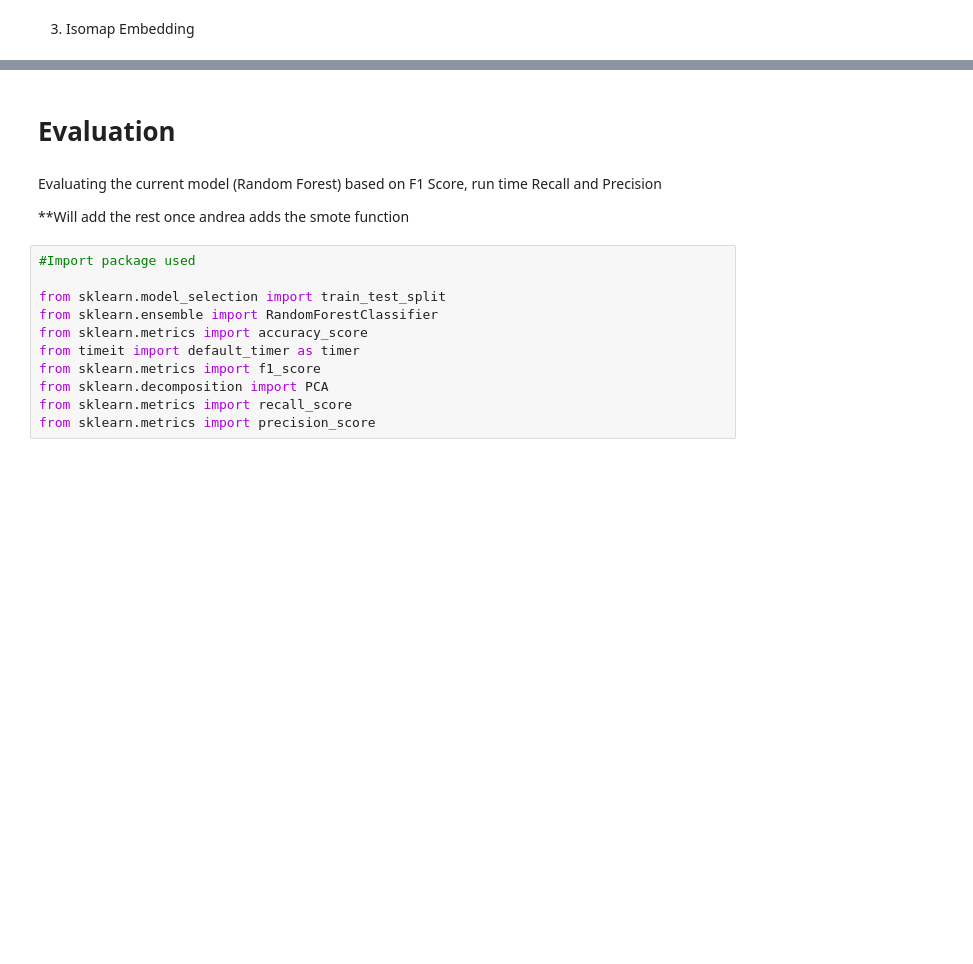
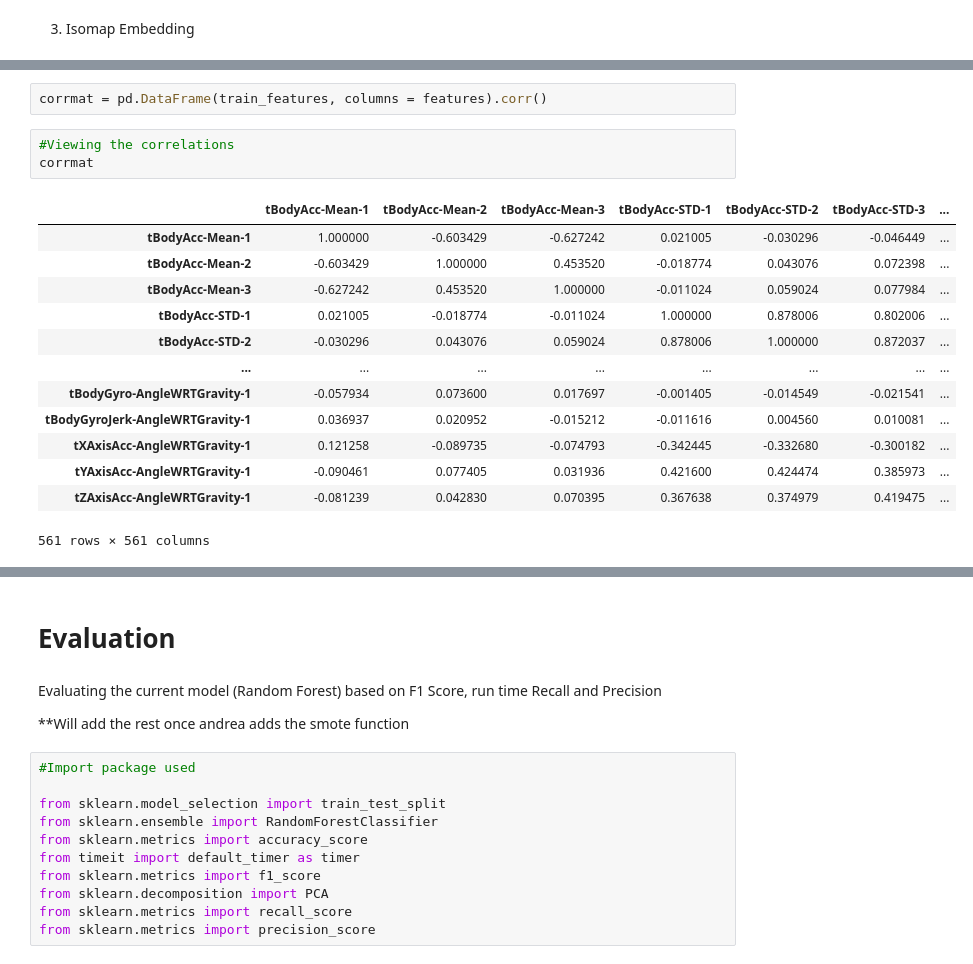
Before and after one commit to zunedz/CS3244-Project, a Jupyter notebook: Project.ipynb, the cells around one changed output, grey strips where cells are left out. Saved outputs shown, nothing was run; the diff lists cells and outputs as text; blank space fills up the shorter version.

```diff
--- a/Project.ipynb
+++ b/Project.ipynb
@@ -482,0 +655,19 @@ with the accuracy of =  0.9088568486096807
+# %%
+corrmat = pd.DataFrame(train_features, columns = features).corr()
+# %%
+#Viewing the correlations
+corrmat
+# %% [output]
+|  | tBodyAcc-Mean-1 | tBodyAcc-Mean-2 | tBodyAcc-Mean-3 | tBodyAcc-STD-1 | tBodyAcc-STD-2 | tBodyAcc-STD-3 | ... |
+| tBodyAcc-Mean-1 | 1.000000 | -0.603429 | -0.627242 | 0.021005 | -0.030296 | -0.046449 | ... |
+| tBodyAcc-Mean-2 | -0.603429 | 1.000000 | 0.453520 | -0.018774 | 0.043076 | 0.072398 | ... |
+| tBodyAcc-Mean-3 | -0.627242 | 0.453520 | 1.000000 | -0.011024 | 0.059024 | 0.077984 | ... |
+| tBodyAcc-STD-1 | 0.021005 | -0.018774 | -0.011024 | 1.000000 | 0.878006 | 0.802006 | ... |
+| tBodyAcc-STD-2 | -0.030296 | 0.043076 | 0.059024 | 0.878006 | 1.000000 | 0.872037 | ... |
+| ... | ... | ... | ... | ... | ... | ... | ... |
+| tBodyGyro-AngleWRTGravity-1 | -0.057934 | 0.073600 | 0.017697 | -0.001405 | -0.014549 | -0.021541 | ... |
+| tBodyGyroJerk-AngleWRTGravity-1 | 0.036937 | 0.020952 | -0.015212 | -0.011616 | 0.004560 | 0.010081 | ... |
+| tXAxisAcc-AngleWRTGravity-1 | 0.121258 | -0.089735 | -0.074793 | -0.342445 | -0.332680 | -0.300182 | ... |
+| tYAxisAcc-AngleWRTGravity-1 | -0.090461 | 0.077405 | 0.031936 | 0.421600 | 0.424474 | 0.385973 | ... |
+| tZAxisAcc-AngleWRTGravity-1 | -0.081239 | 0.042830 | 0.070395 | 0.367638 | 0.374979 | 0.419475 | ... |
+561 rows × 561 columns
```
Also changed, not shown: parts of 56 cells of this notebook.
